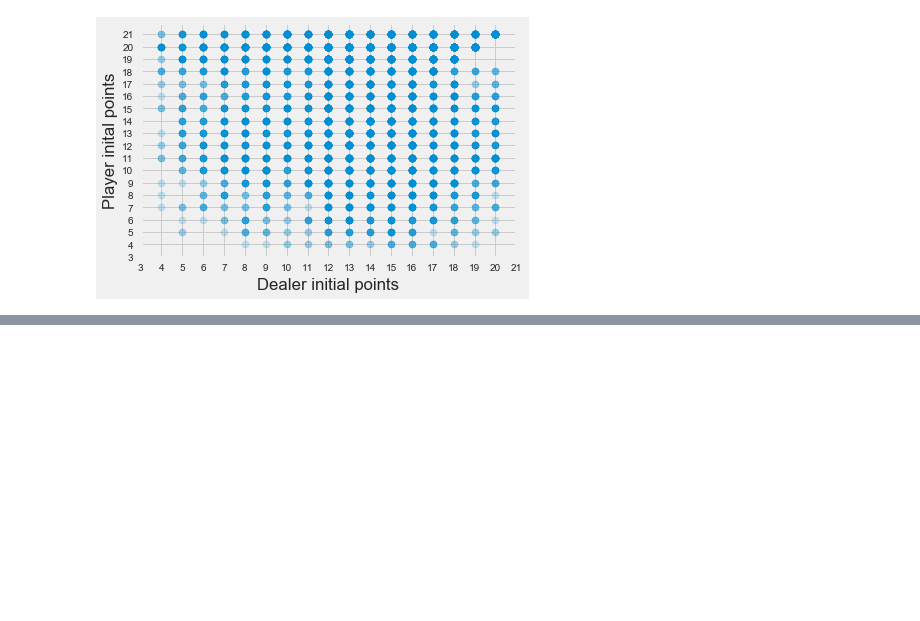
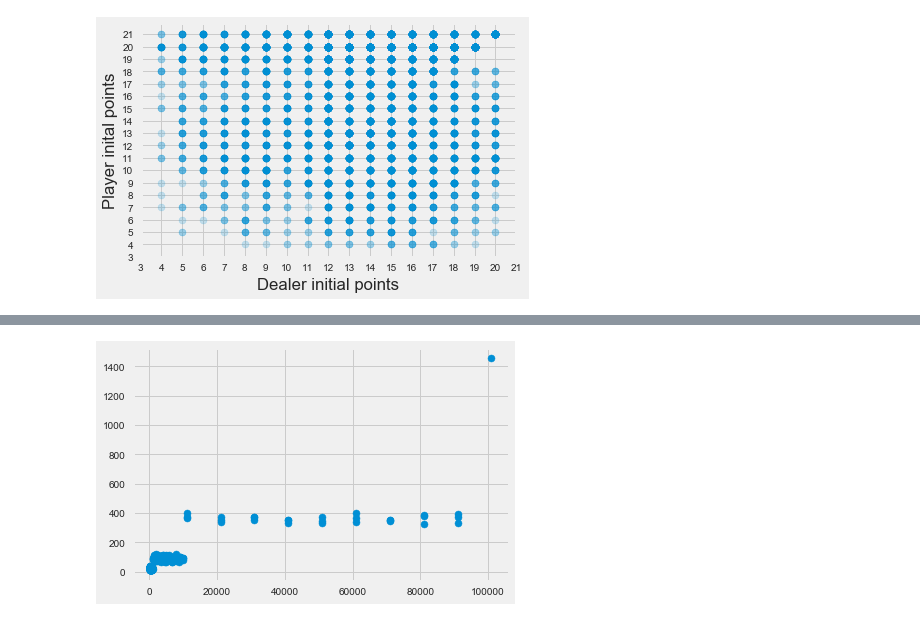
Before and after one commit to jocelyn-ong/data-science-projects, a Jupyter notebook: others/blackjack/data-analysis.ipynb, the cells around one changed output, grey strips where cells are left out. Drawn from its saved outputs; the diff is of its cells as text; code cells hidden in the pictures; blank space fills up the shorter version.

```diff
--- a/others/blackjack/data-analysis.ipynb
+++ b/others/blackjack/data-analysis.ipynb
@@ -330,12 +330,12 @@ plt.ylabel("Probability of winning");
 # %% [markdown]
 ### By player and dealer
 # %%
-pd = df.groupby(["dealer_initial", "player_initial", "strategy"])[score_cols].sum()
-pd.reset_index(inplace=True)
-pd["cases"] = pd[score_cols].apply(sum, axis=1)
+p_and_d = df.groupby(["dealer_initial", "player_initial", "strategy"])[score_cols].sum()
+p_and_d.reset_index(inplace=True)
+p_and_d["cases"] = p_and_d[score_cols].apply(sum, axis=1)
 for i in score_cols:
-    pd["p_"+i] = pd[i]/pd["cases"]
-pd.head()
+    p_and_d["p_"+i] = p_and_d[i]/p_and_d["cases"]
+p_and_d.head()
 # %% [output]
 |  | dealer_initial | player_initial | strategy | player_loses | draw | player_wins | cases | p_player_loses | ... |
 | 0 | 4 | 5 | 0 | 2 | 0 | 0 | 2 | 1.000000 | ... |
@@ -353,0 +356,4 @@ plt.yticks(np.arange(3,22));
+# %%
+final_points = pd.pivot_table(df, index=["dealer_open", "player_card_one", "player_card_two"],
+                              columns="player_final", values="player_wins", aggfunc=len)
+final_points.reset_index(inplace=True)
@@ -353,0 +391,7 @@ plt.yticks(np.arange(3,22));
+# %%
+final_points["open_cards"] = 0
+# %%
+for i in final_points.index:
+    final_points["open_cards"][i] = int("".join(str(i) for i in sorted([final_points.dealer_open[i],
+                                                                        final_points.player_card_one[i],
+                                                                        final_points.player_card_two[i]])))
@@ -353,0 +412,4 @@ plt.yticks(np.arange(3,22));
+# %%
+plt.scatter(final_points.open_cards, final_points.player_final);
+# %% [output]
+[figure, added]
```
Also changed, not shown: parts of 7 cells of this notebook, 1 other file.
